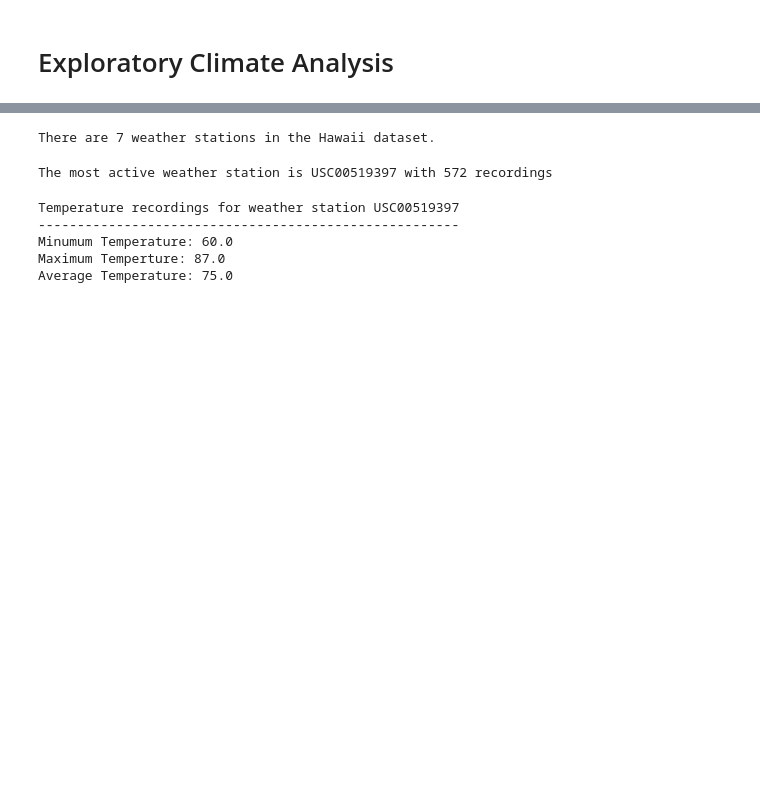
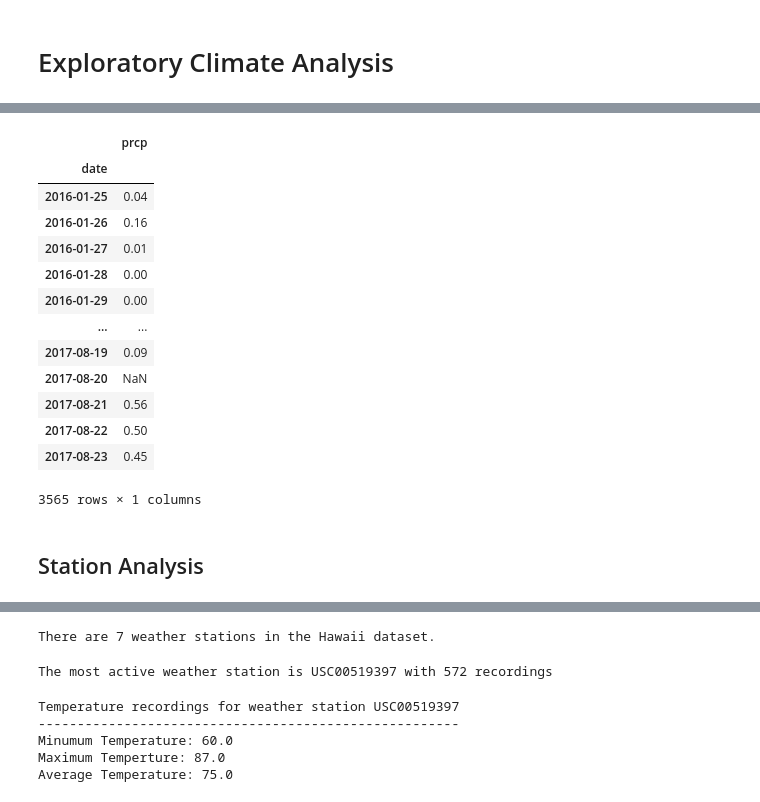
Before and after one commit to lilstarhunter/sqlalchemy-challenge, a Jupyter notebook: climate_starter.ipynb, the cells around one changed output, grey strips where cells are left out. Cells and saved outputs as stored; diff of their text form; code cells hidden in the pictures; blank space fills up the shorter version.

```diff
--- a/climate_starter.ipynb
+++ b/climate_starter.ipynb
@@ -81,3 +125,27 @@ one_df["prcp"].describe()
+# %%
+#Query for the last year of precipitation data
+prcp_query = session.query(measurement.date, measurement.prcp)\
+                    .filter(measurement.date > one_year)
+
+#Convert to pandas dataframe set date to index
+prcp_year = pd.DataFrame(prcp_query).set_index(['date'])
+# %% [output]
+|  | prcp |
+| date |  |
+| 2016-01-25 | 0.04 |
+| 2016-01-26 | 0.16 |
+| 2016-01-27 | 0.01 |
+| 2016-01-28 | 0.00 |
+| 2016-01-29 | 0.00 |
+| ... | ... |
+| 2017-08-19 | 0.09 |
+| 2017-08-20 | NaN |
+| 2017-08-21 | 0.56 |
+| 2017-08-22 | 0.50 |
+| 2017-08-23 | 0.45 |
+3565 rows × 1 columns
+# %% [markdown]
+## Station Analysis
 # %%
 # Design a query to show how many stations are available in this dataset?
 #Pandas version
```
Also changed, not shown: parts of 12 cells of this notebook, 1 other file.
